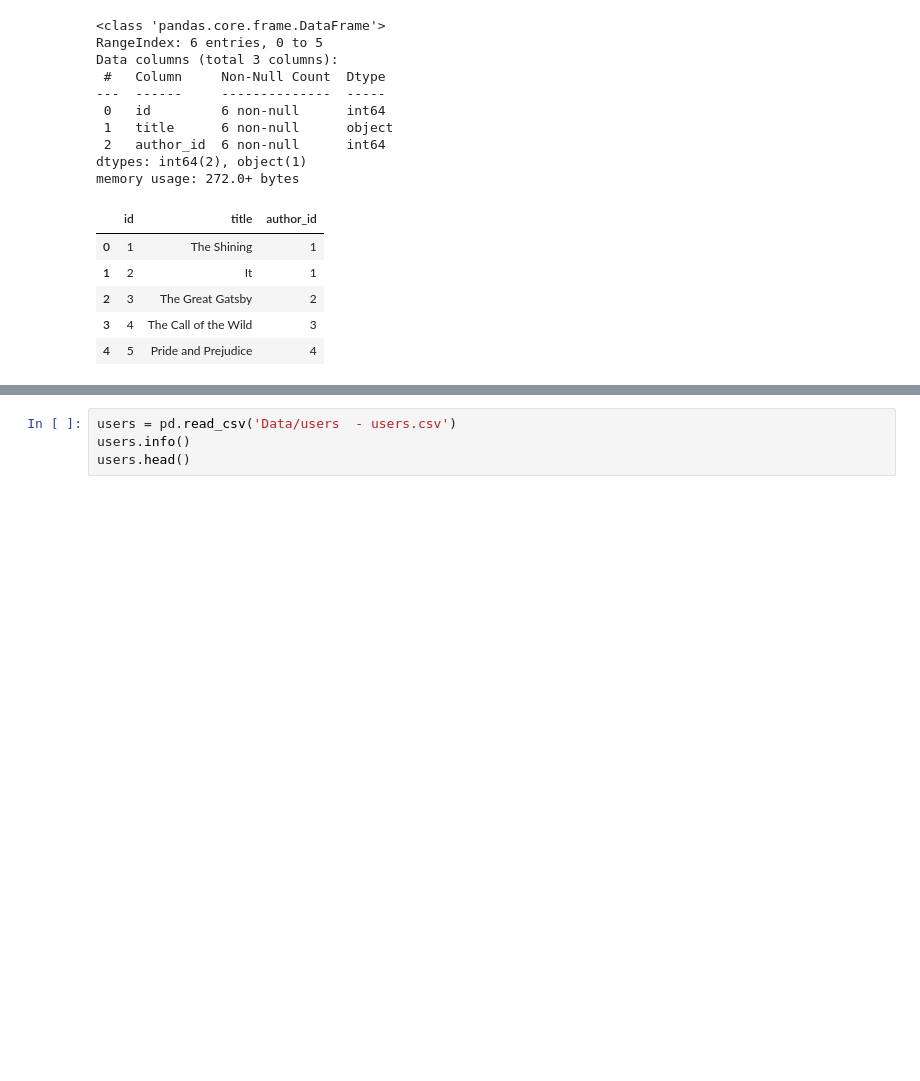
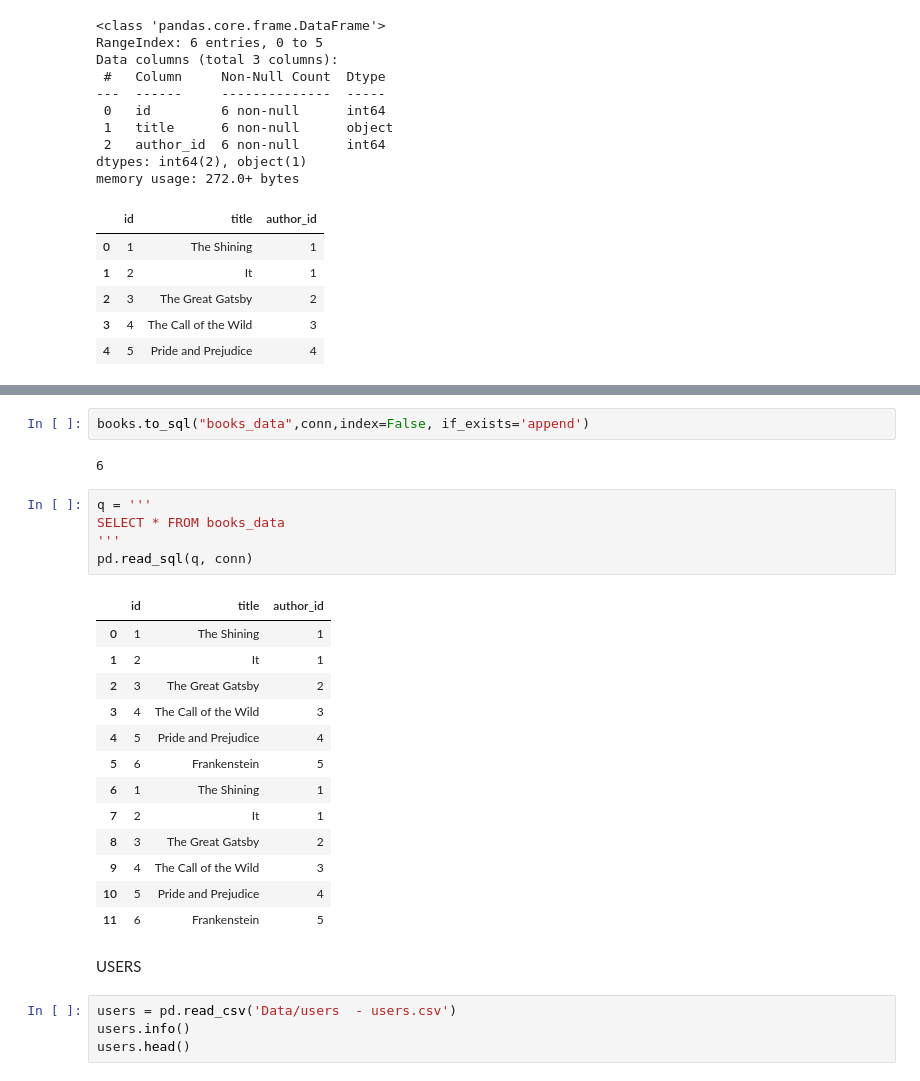
Before and after one commit to sof2401/Books-Core, a Jupyter notebook: books code.ipynb, the cells around one changed output, grey strips where cells are left out. Cells and saved outputs as stored; diff of their text form; blank space fills up the shorter version.

```diff
--- a/books code.ipynb
+++ b/books code.ipynb
@@ -97,3 +176,28 @@ memory usage: 272.0+ bytes
+# %%
+books.to_sql("books_data",conn,index=False, if_exists='append')
+# %% [output]
+6
+# %%
+q = '''
+SELECT * FROM books_data
+'''
+pd.read_sql(q, conn)
+# %% [output]
+|  | id | title | author_id |
+| 0 | 1 | The Shining | 1 |
+| 1 | 2 | It | 1 |
+| 2 | 3 | The Great Gatsby | 2 |
+| 3 | 4 | The Call of the Wild | 3 |
+| 4 | 5 | Pride and Prejudice | 4 |
+| 5 | 6 | Frankenstein | 5 |
+| 6 | 1 | The Shining | 1 |
+| 7 | 2 | It | 1 |
+| 8 | 3 | The Great Gatsby | 2 |
+| 9 | 4 | The Call of the Wild | 3 |
+| 10 | 5 | Pride and Prejudice | 4 |
+| 11 | 6 | Frankenstein | 5 |
+# %% [markdown]
+USERS
 # %%
 users = pd.read_csv('Data/users  - users.csv')
 users.info()
```
Also changed, not shown: parts of 20 cells of this notebook, 1 other file.
